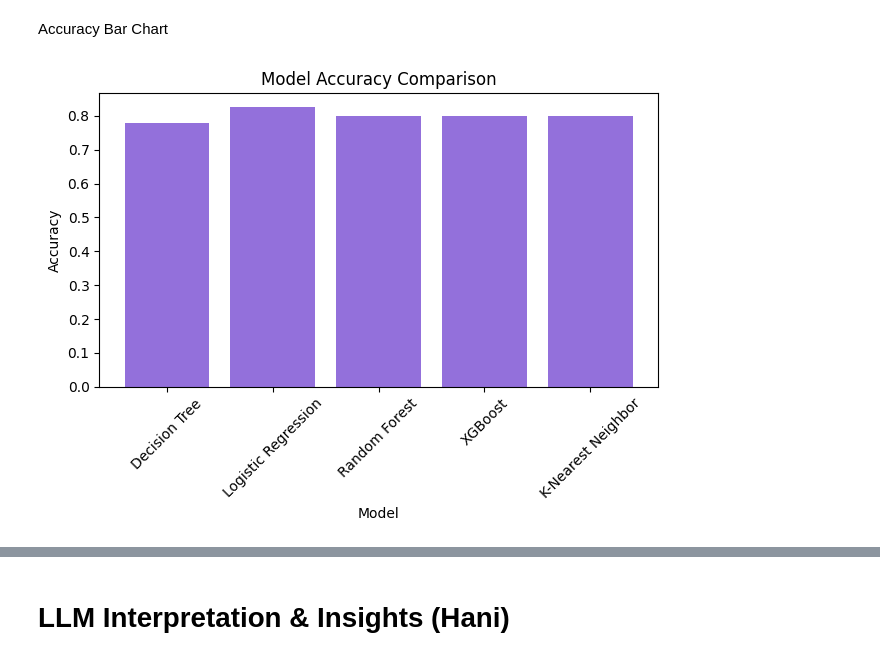
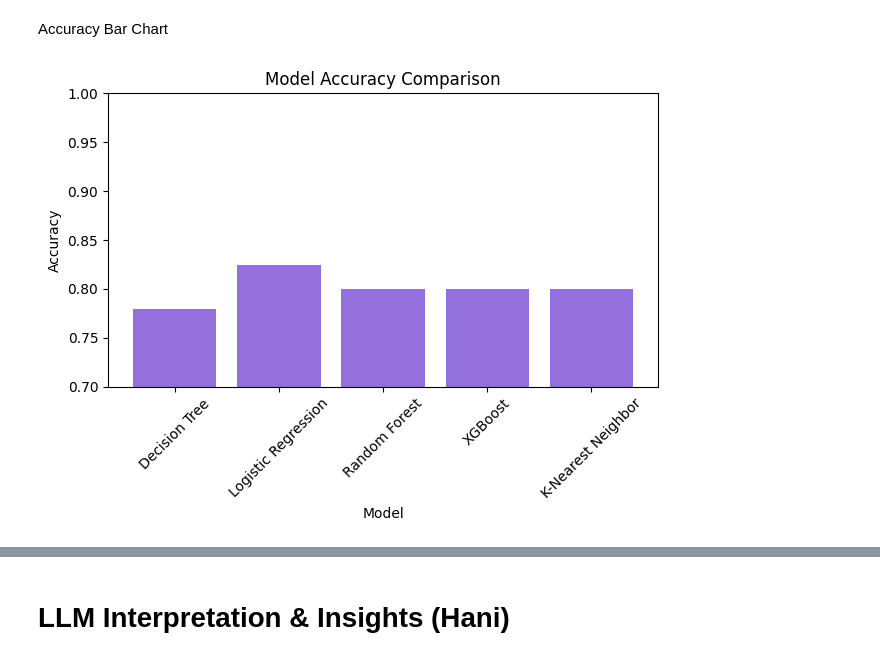
Before and after one commit to Bushraaaaaaaa/WIE3007-DMW-GroupAssignment, a Jupyter notebook: DMW_GroupProject.ipynb, the cells around one changed output, grey strips where cells are left out. Saved outputs shown, nothing was run; the diff lists cells and outputs as text; code cells hidden in the pictures.

Commit message:
Create F1 Score Bar Chart and change the scale so that the Bar Cahrt is Visualize Properly

```diff
--- a/DMW_GroupProject.ipynb
+++ b/DMW_GroupProject.ipynb
@@ -954,13 +954,14 @@ Accuracy Bar Chart
 # %%
 import matplotlib.pyplot as plt
 
 plt.figure()
 plt.bar(metrics_df["Model"], metrics_df["Accuracy"], color="mediumpurple")
+plt.ylim(0.7, 1.0)
 plt.xticks(rotation=45)
 plt.title("Model Accuracy Comparison")
 plt.xlabel("Model")
 plt.ylabel("Accuracy")
 plt.tight_layout()
 plt.show()
 # %% [output]
-[figure, old version]
+[figure, new version]
```
Also changed, not shown: parts of 2 cells of this notebook.
